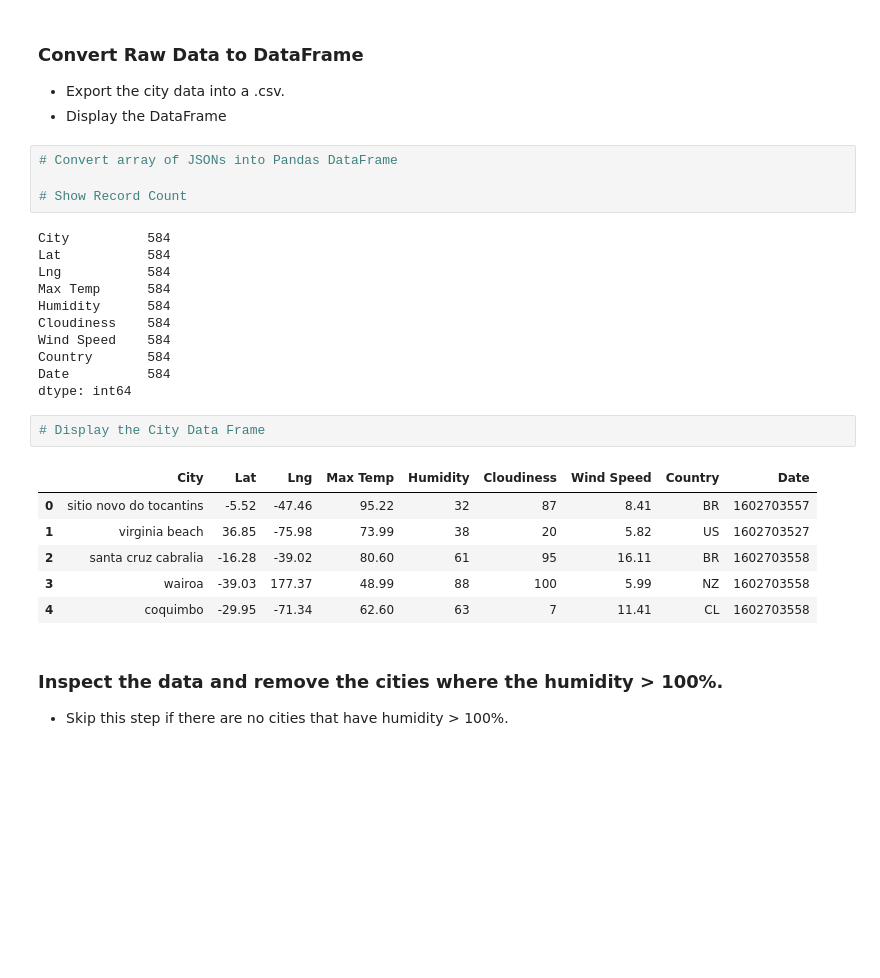
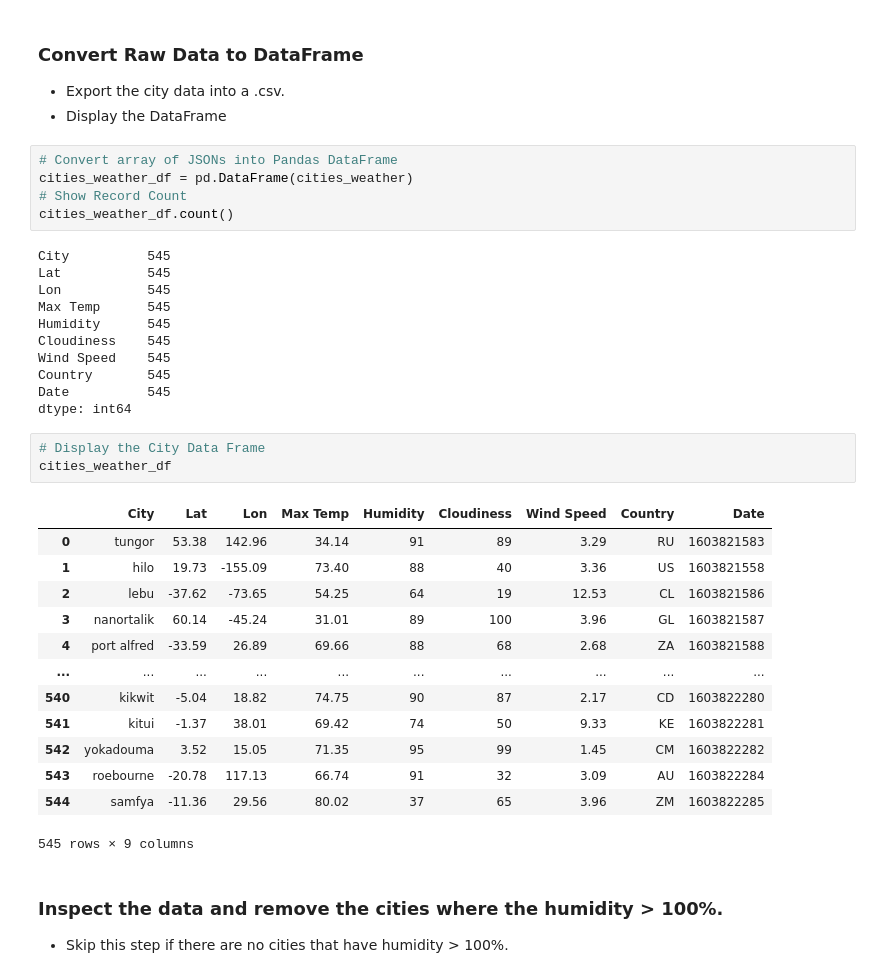
Before and after one commit to jtwilliams17/python-APIs-challenge, a Jupyter notebook: WeatherPy/JamesWilliams_WeatherPy.ipynb, the cells around one changed output. Saved outputs shown, nothing was run; the diff lists cells and outputs as text; blank space fills up the shorter version.

```diff
--- a/WeatherPy/JamesWilliams_WeatherPy.ipynb
+++ b/WeatherPy/JamesWilliams_WeatherPy.ipynb
@@ -95,28 +144,37 @@ print(cities)
 - Display the DataFrame
 # %%
 # Convert array of JSONs into Pandas DataFrame
-
+cities_weather_df = pd.DataFrame(cities_weather)
 # Show Record Count
+cities_weather_df.count()
 # %% [output]
-City          584
-Lat           584
-Lng           584
-Max Temp      584
-Humidity      584
-Cloudiness    584
-Wind Speed    584
-Country       584
-Date          584
+City          545
+Lat           545
+Lon           545
+Max Temp      545
+Humidity      545
+Cloudiness    545
+Wind Speed    545
+Country       545
+Date          545
 dtype: int64
 # %%
 # Display the City Data Frame
+cities_weather_df
 # %% [output]
-|  | City | Lat | Lng | Max Temp | Humidity | Cloudiness | Wind Speed | Country | Date |
-| 0 | sitio novo do tocantins | -5.52 | -47.46 | 95.22 | 32 | 87 | 8.41 | BR | 1602703557 |
-| 1 | virginia beach | 36.85 | -75.98 | 73.99 | 38 | 20 | 5.82 | US | 1602703527 |
-| 2 | santa cruz cabralia | -16.28 | -39.02 | 80.60 | 61 | 95 | 16.11 | BR | 1602703558 |
-| 3 | wairoa | -39.03 | 177.37 | 48.99 | 88 | 100 | 5.99 | NZ | 1602703558 |
-| 4 | coquimbo | -29.95 | -71.34 | 62.60 | 63 | 7 | 11.41 | CL | 1602703558 |
+|  | City | Lat | Lon | Max Temp | Humidity | Cloudiness | Wind Speed | Country | Date |
+| 0 | tungor | 53.38 | 142.96 | 34.14 | 91 | 89 | 3.29 | RU | 1603821583 |
+| 1 | hilo | 19.73 | -155.09 | 73.40 | 88 | 40 | 3.36 | US | 1603821558 |
+| 2 | lebu | -37.62 | -73.65 | 54.25 | 64 | 19 | 12.53 | CL | 1603821586 |
+| 3 | nanortalik | 60.14 | -45.24 | 31.01 | 89 | 100 | 3.96 | GL | 1603821587 |
+| 4 | port alfred | -33.59 | 26.89 | 69.66 | 88 | 68 | 2.68 | ZA | 1603821588 |
+| ... | ... | ... | ... | ... | ... | ... | ... | ... | ... |
+| 540 | kikwit | -5.04 | 18.82 | 74.75 | 90 | 87 | 2.17 | CD | 1603822280 |
+| 541 | kitui | -1.37 | 38.01 | 69.42 | 74 | 50 | 9.33 | KE | 1603822281 |
+| 542 | yokadouma | 3.52 | 15.05 | 71.35 | 95 | 99 | 1.45 | CM | 1603822282 |
+| 543 | roebourne | -20.78 | 117.13 | 66.74 | 91 | 32 | 3.09 | AU | 1603822284 |
+| 544 | samfya | -11.36 | 29.56 | 80.02 | 37 | 65 | 3.96 | ZM | 1603822285 |
+545 rows × 9 columns
 # %% [markdown]
 ### Inspect the data and remove the cities where the humidity > 100%.
 
```
Also changed, not shown: parts of 30 cells of this notebook, 17 other files.
